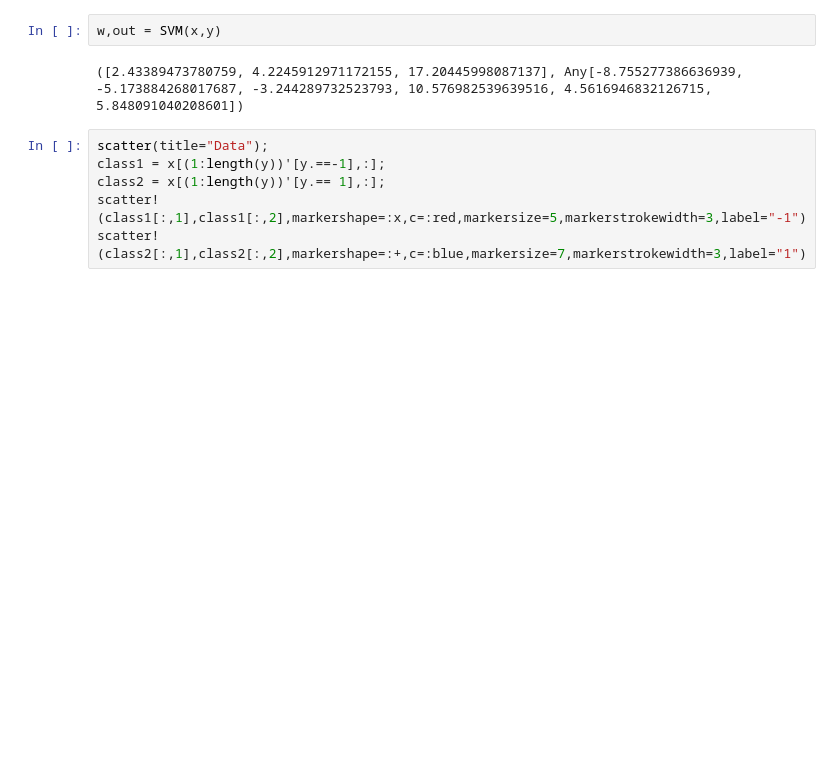
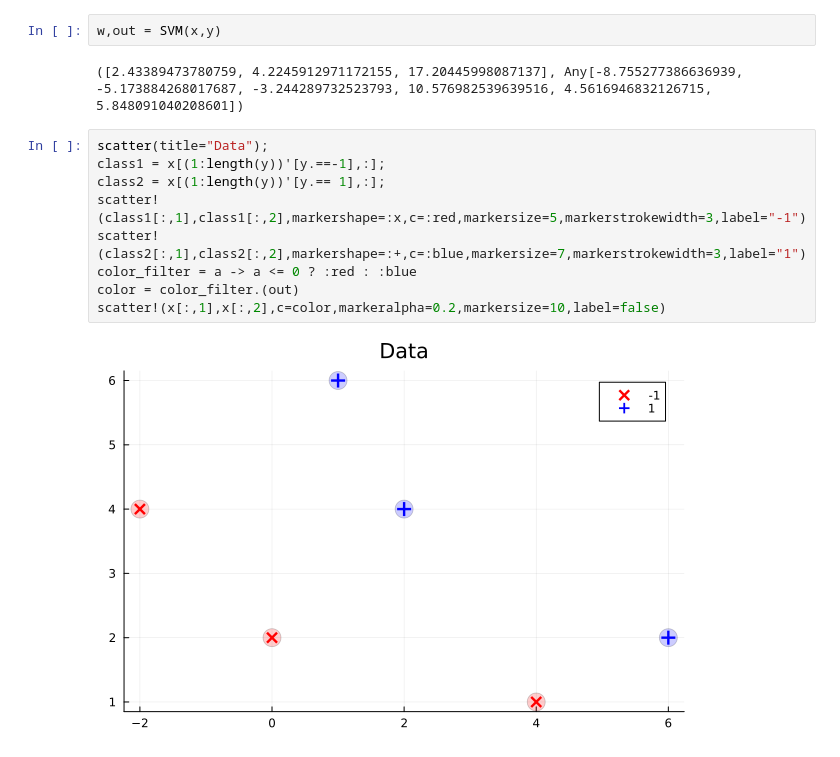
Before and after one commit to meysam-kazemi/ML_with_julia, a Jupyter notebook: svm.ipynb, the cells around one changed output. Cells and saved outputs as stored; diff of their text form; blank space fills up the shorter version.

Commit message:
plot prediction

```diff
--- a/svm.ipynb
+++ b/svm.ipynb
@@ -41,6 +41,11 @@ w,out = SVM(x,y)
 # %%
 scatter(title="Data");
 class1 = x[(1:length(y))'[y.==-1],:];
 class2 = x[(1:length(y))'[y.== 1],:];
 scatter!(class1[:,1],class1[:,2],markershape=:x,c=:red,markersize=5,markerstrokewidth=3,label="-1")
 scatter!(class2[:,1],class2[:,2],markershape=:+,c=:blue,markersize=7,markerstrokewidth=3,label="1")
+color_filter = a -> a <= 0 ? :red : :blue
+color = color_filter.(out)
+scatter!(x[:,1],x[:,2],c=color,markeralpha=0.2,markersize=10,label=false)
+# %% [output]
+[figure, added]
```
Also changed, not shown: parts of 2 cells of this notebook.
